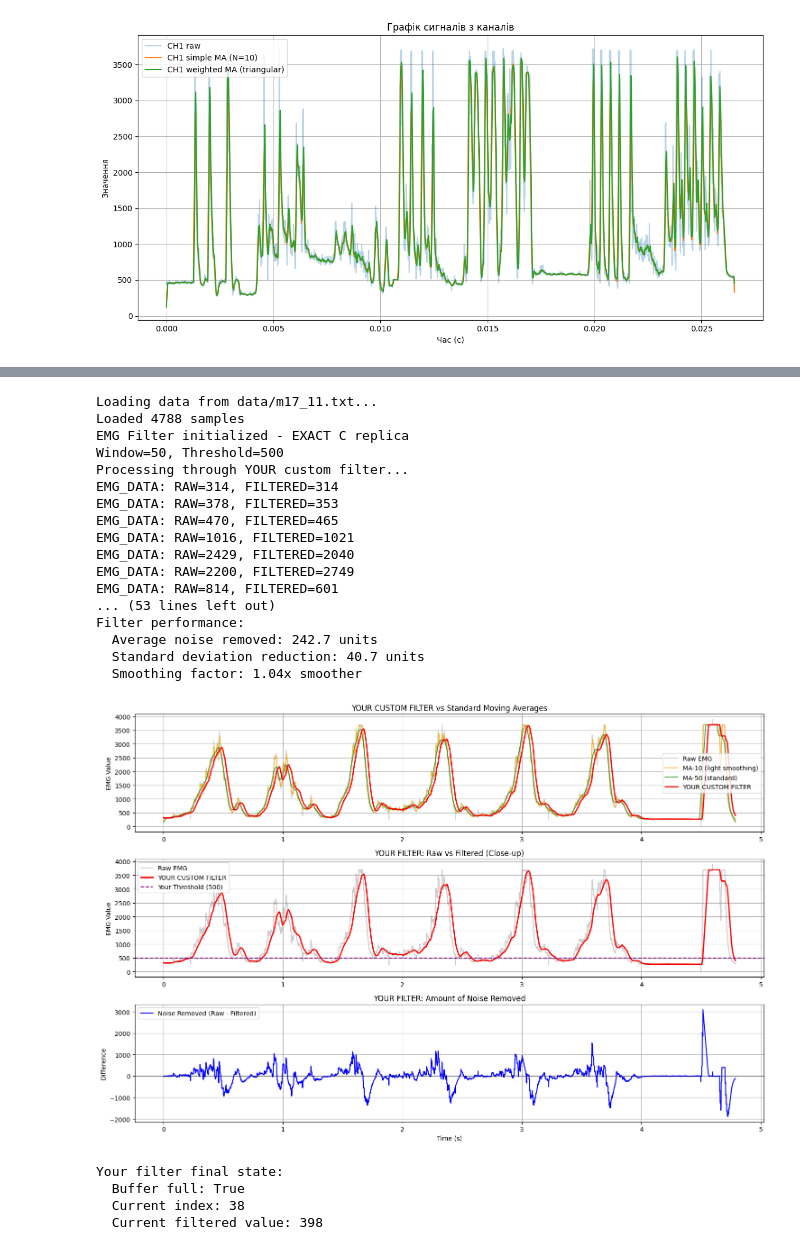
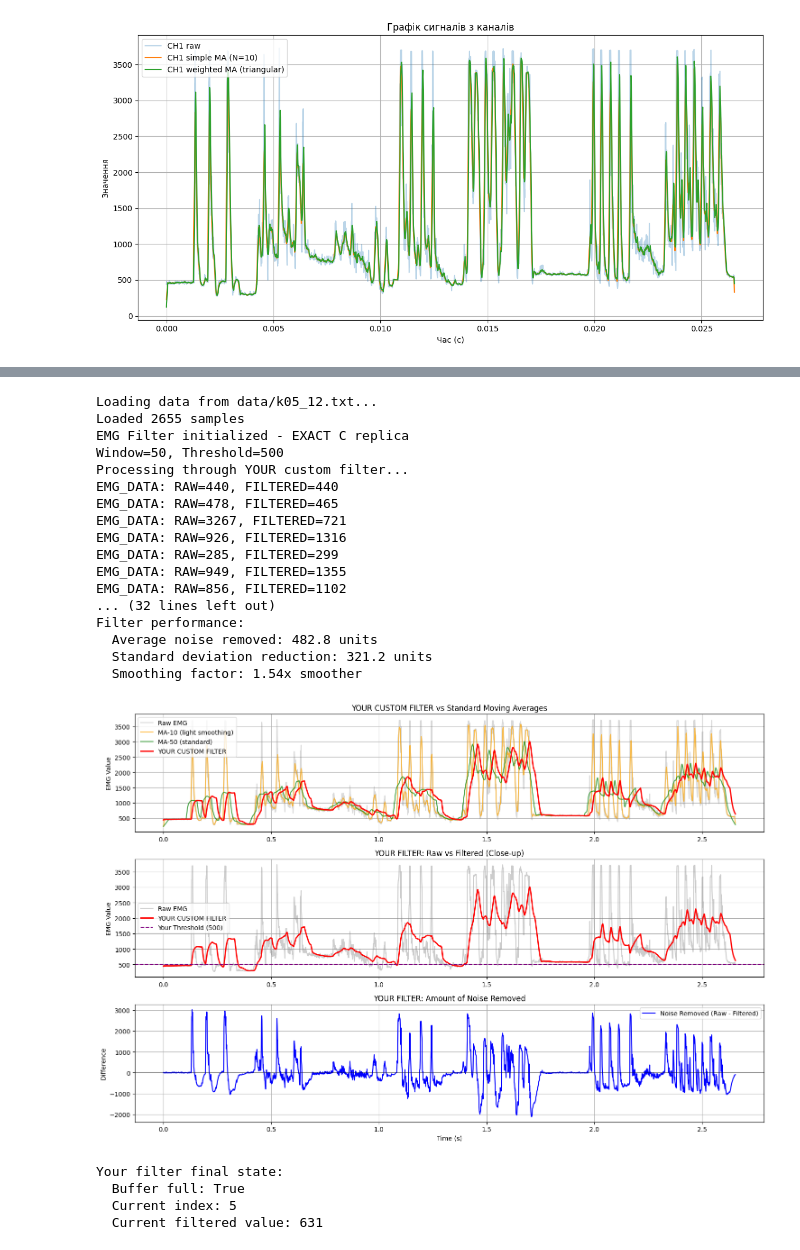
Before and after one commit to Hombosh-dev/forearm-prosthesis, a Jupyter notebook: signal_graph.ipynb, the cells around one changed output, grey strips where cells are left out. Saved outputs shown, nothing was run; the diff lists cells and outputs as text; code cells hidden in the pictures.

```diff
--- a/signal_graph.ipynb
+++ b/signal_graph.ipynb
@@ -340,7 +340,7 @@ def plot_simple_comparison(raw_data, custom_filtered, emg_filter, sample_rate=10
 # Usage example:
 if __name__ == "__main__":
     # Load your data
-    filename = "data/m17_11.txt"
+    filename = "data/k05_12.txt"
     raw_data, original_filtered = load_emg_data(filename)
 
     # Initialize filter with same parameters as C code
@@ -547,53 +547,53 @@ def analyze_filter_performance(raw_data: List[int], custom_filtered: List[int]):
 # MAIN EXECUTION - SEE YOUR FILTER IN ACTION
 if __name__ == "__main__":
     # Load your data
-    filename = "data/m17_11.txt"
+    filename = "data/k05_12.txt"
     print(f"Loading data from {filename}...")
     raw_data = load_emg_data(filename)
     print(f"Loaded {len(raw_data)} samples")
 
     # Initialize YOUR exact filter
     your_filter = EMGFilter(
         window_size=50,        # Your 50ms window
         threshold=500,         # Your threshold
         servo_rest_angle=0,
         servo_active_angle=90
     )
 
     # Process data through YOUR filter
     print("Processing through YOUR custom filter...")
     your_filtered, servo_angles = your_filter.process_data(raw_data)
 
     # Analyze performance
     analyze_filter_performance(raw_data, your_filtered)
 
     # Plot YOUR filter performance
     plot_your_filter_performance(raw_data, your_filtered, your_filter)
 
     print(f"\nYour filter final state:")
     print(f"  Buffer full: {your_filter.full}")
     print(f"  Current index: {your_filter.index}")
     print(f"  Current filtered value: {your_filter.filtered}")
 # %% [output]
-Loading data from data/m17_11.txt...
-Loaded 4788 samples
+Loading data from data/k05_12.txt...
+Loaded 2655 samples
 EMG Filter initialized - EXACT C replica
 Window=50, Threshold=500
 Processing through YOUR custom filter...
-EMG_DATA: RAW=314, FILTERED=314
-EMG_DATA: RAW=378, FILTERED=353
-EMG_DATA: RAW=470, FILTERED=465
-EMG_DATA: RAW=1016, FILTERED=1021
-EMG_DATA: RAW=2429, FILTERED=2040
-EMG_DATA: RAW=2200, FILTERED=2749
-EMG_DATA: RAW=814, FILTERED=601
-... (53 lines left out)
+EMG_DATA: RAW=440, FILTERED=440
+EMG_DATA: RAW=478, FILTERED=465
+EMG_DATA: RAW=3267, FILTERED=721
+EMG_DATA: RAW=926, FILTERED=1316
+EMG_DATA: RAW=285, FILTERED=299
+EMG_DATA: RAW=949, FILTERED=1355
+EMG_DATA: RAW=856, FILTERED=1102
+... (32 lines left out)
 Filter performance:
-  Average noise removed: 242.7 units
-  Standard deviation reduction: 40.7 units
-  Smoothing factor: 1.04x smoother
+  Average noise removed: 482.8 units
+  Standard deviation reduction: 321.2 units
+  Smoothing factor: 1.54x smoother
-[figure, old version]
+[figure, new version]
 Your filter final state:
   Buffer full: True
-  Current index: 38
-  Current filtered value: 398
+  Current index: 5
+  Current filtered value: 631
```
Also changed, not shown: parts of 2 cells of this notebook, 11 other files.
